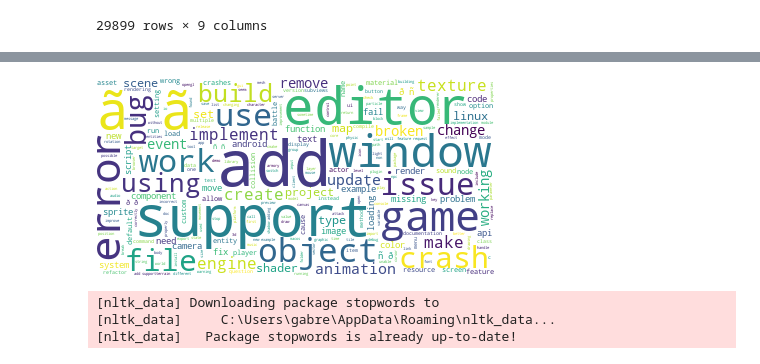
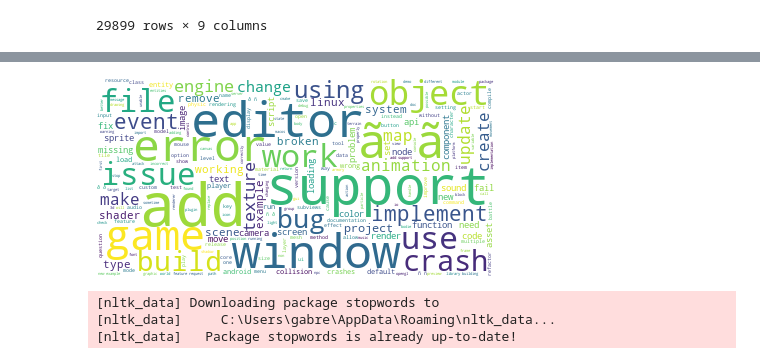
Before and after one commit to GabrielBG0/Mineracao-Repositorios, a Jupyter notebook: topicExtraction.ipynb, the cells around one changed output, grey strips where cells are left out. Cells and saved outputs as stored; diff of their text form; code cells hidden in the pictures.

Commit message:
plots

```diff
--- a/topicExtraction.ipynb
+++ b/topicExtraction.ipynb
@@ -52,16 +47,16 @@ pr['title_processed'] = pr['title_processed'].map(lambda x: x.lower())
 # %%
 # Import the wordcloud library
 from wordcloud import WordCloud
 # Join the different processed titles together.
-long_string = ','.join(list([*issues['title_processed'].values, *pr['title_processed'].values]))
+long_string = ','.join(issues['title_processed'].values.tolist())
 # Create a WordCloud object
 wordcloud = WordCloud(background_color="white", max_words=5000, contour_width=3, contour_color='steelblue')
 # Generate a word cloud
 wordcloud.generate(long_string)
 # Visualize the word cloud
 wordcloud.to_image()
 # %% [output]
-[figure, old version]
+[figure, new version]
 # %%
 import gensim
 from gensim.utils import simple_preprocess
```
Also changed, not shown: parts of 18 cells of this notebook, 3 other files.
